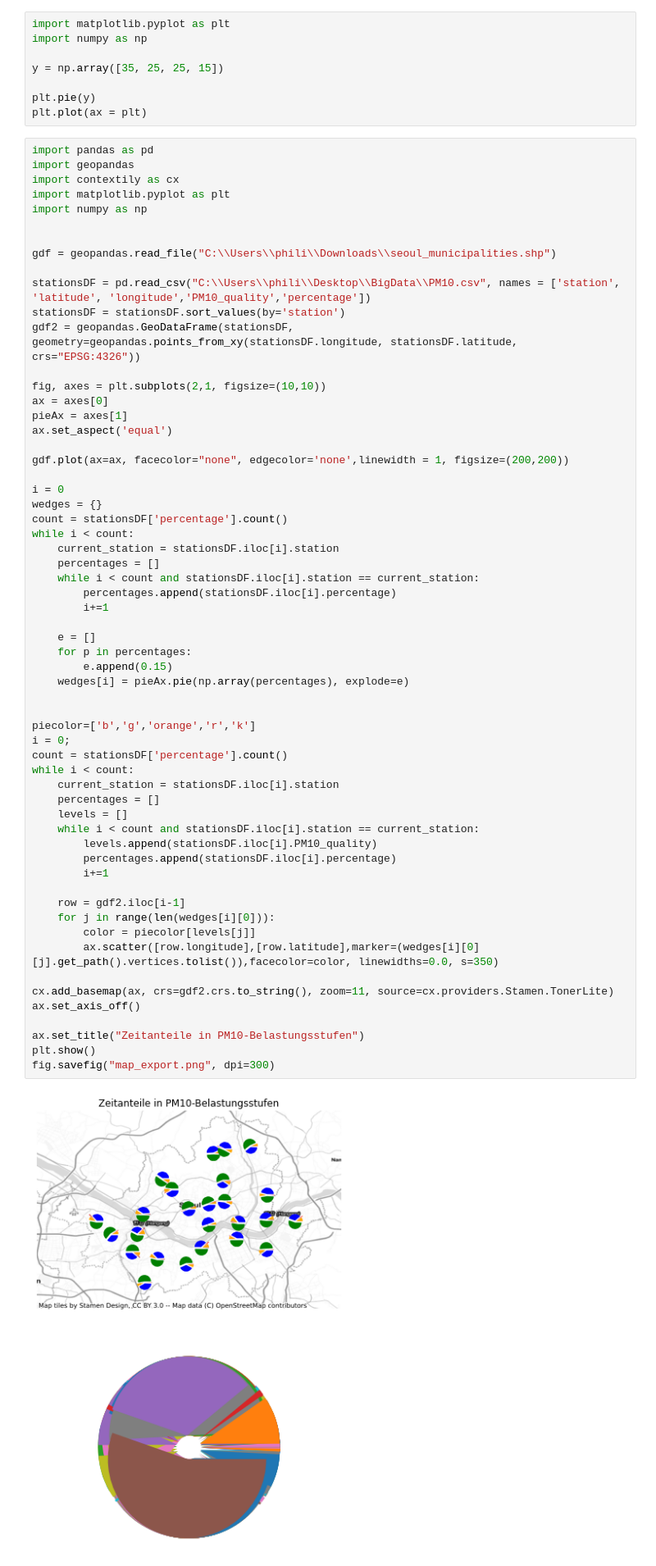
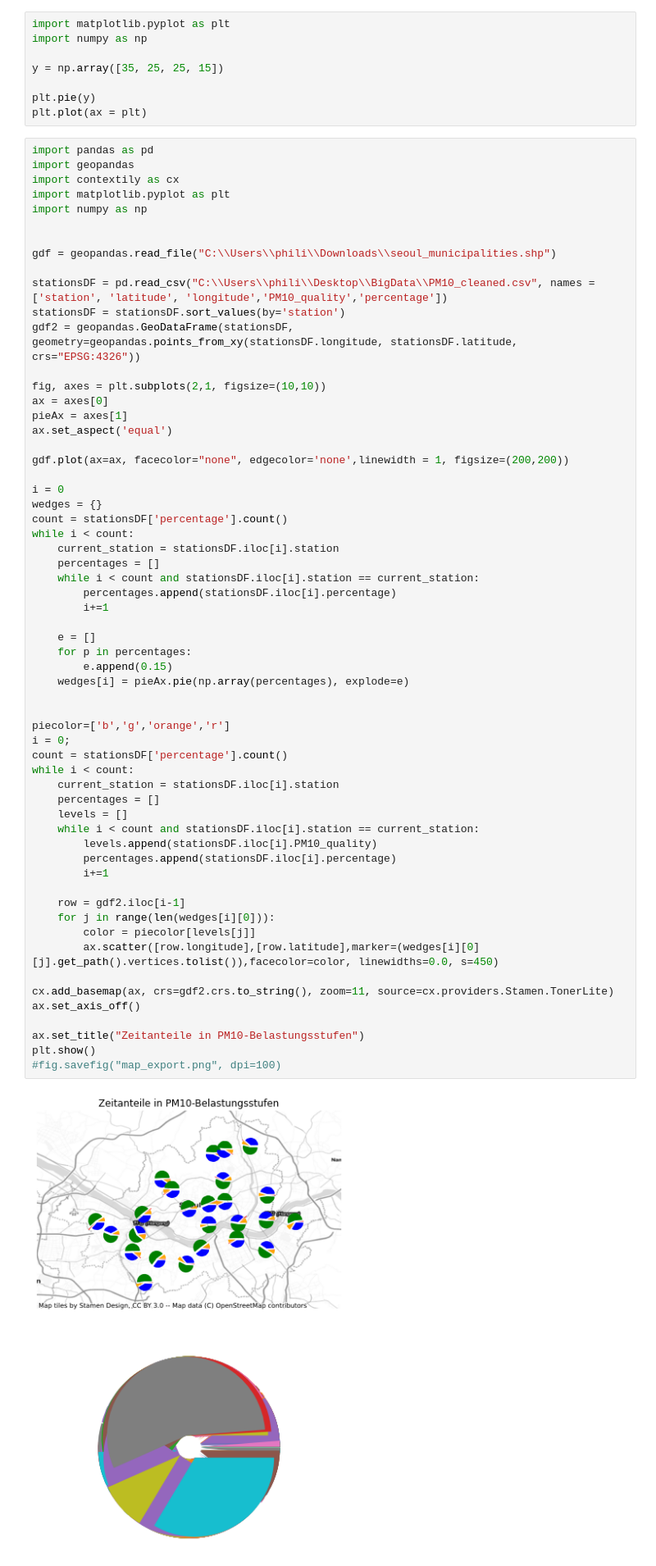
Before and after one commit to PSteinhaus/bigData, a Jupyter notebook: BigDataPlayground.ipynb, the cells around one changed output. Shown at 82% size. Drawn from its saved outputs; the diff is of its cells as text.

```diff
--- a/BigDataPlayground.ipynb
+++ b/BigDataPlayground.ipynb
@@ -54,7 +54,7 @@ import numpy as np
 
 gdf = geopandas.read_file("C:\\Users\\phili\\Downloads\\seoul_municipalities.shp")
 
-stationsDF = pd.read_csv("C:\\Users\\phili\\Desktop\\BigData\\PM10.csv", names = ['station', 'latitude', 'longitude','PM10_quality','percentage'])
+stationsDF = pd.read_csv("C:\\Users\\phili\\Desktop\\BigData\\PM10_cleaned.csv", names = ['station', 'latitude', 'longitude','PM10_quality','percentage'])
 stationsDF = stationsDF.sort_values(by='station')
 gdf2 = geopandas.GeoDataFrame(stationsDF, geometry=geopandas.points_from_xy(stationsDF.longitude, stationsDF.latitude, crs="EPSG:4326"))
 
@@ -75,34 +75,34 @@ while i < count:
         percentages.append(stationsDF.iloc[i].percentage)
         i+=1
 
     e = []
     for p in percentages:
         e.append(0.15)
     wedges[i] = pieAx.pie(np.array(percentages), explode=e)
 
 
-piecolor=['b','g','orange','r','k']
+piecolor=['b','g','orange','r']
 i = 0;
 count = stationsDF['percentage'].count()
 while i < count:
     current_station = stationsDF.iloc[i].station
     percentages = []
     levels = []
     while i < count and stationsDF.iloc[i].station == current_station:
         levels.append(stationsDF.iloc[i].PM10_quality)
         percentages.append(stationsDF.iloc[i].percentage)
         i+=1
 
     row = gdf2.iloc[i-1]
     for j in range(len(wedges[i][0])):
         color = piecolor[levels[j]]
-        ax.scatter([row.longitude],[row.latitude],marker=(wedges[i][0][j].get_path().vertices.tolist()),facecolor=color, linewidths=0.0, s=350)
+        ax.scatter([row.longitude],[row.latitude],marker=(wedges[i][0][j].get_path().vertices.tolist()),facecolor=color, linewidths=0.0, s=450)
 
 cx.add_basemap(ax, crs=gdf2.crs.to_string(), zoom=11, source=cx.providers.Stamen.TonerLite)
 ax.set_axis_off()
 
 ax.set_title("Zeitanteile in PM10-Belastungsstufen")
 plt.show()
-fig.savefig("map_export.png", dpi=300)
+#fig.savefig("map_export.png", dpi=100)
 # %% [output]
-[figure, old version]
+[figure, new version]
```
Also changed, not shown: parts of 1 cell of this notebook.
